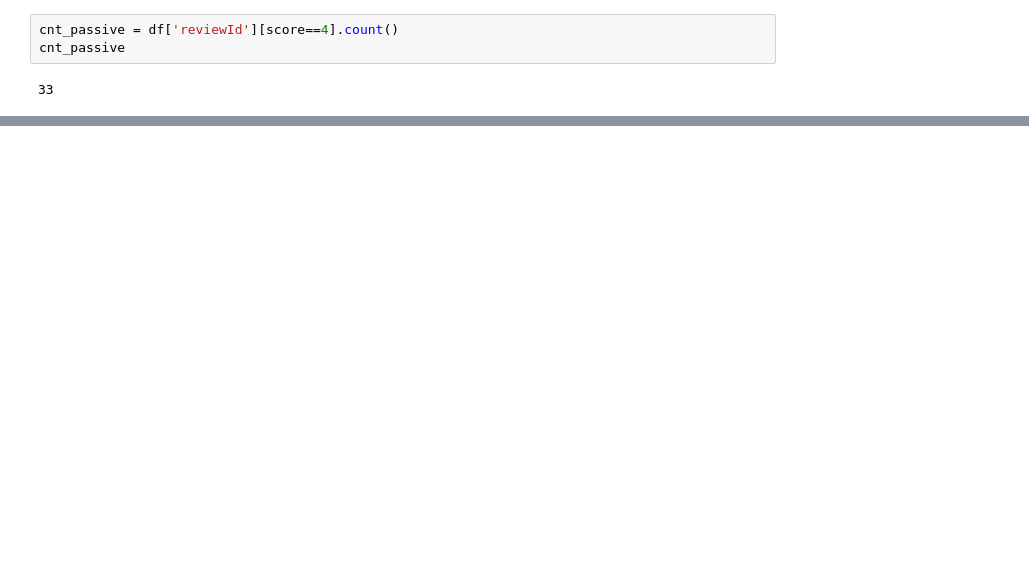
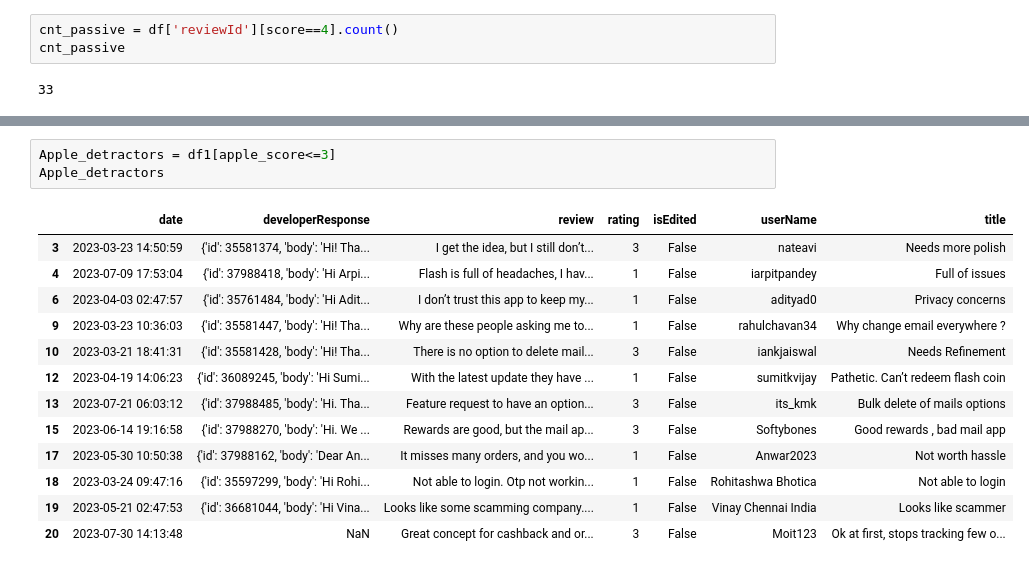
Before and after one commit to gauthamgtg/Flash.co-Play-Store-Review-NPS-Analysis, a Jupyter notebook: Flash.co Play Store Review NPS Analysis.ipynb, the cells around one changed output, grey strips where cells are left out. Cells and saved outputs as stored; diff of their text form; blank space fills up the shorter version.

```diff
--- a/Flash.co Play Store Review NPS Analysis.ipynb
+++ b/Flash.co Play Store Review NPS Analysis.ipynb
@@ -187,0 +277,17 @@ NPS
+# %%
+Apple_detractors = df1[apple_score<=3]
+Apple_detractors
+# %% [output]
+|  | date | developerResponse | review | rating | isEdited | userName | title |
+| 3 | 2023-03-23 14:50:59 | {'id': 35581374, 'body': 'Hi! Tha... | I get the idea, but I still don’t... | 3 | False | nateavi | Needs more polish |
+| 4 | 2023-07-09 17:53:04 | {'id': 37988418, 'body': 'Hi Arpi... | Flash is full of headaches, I hav... | 1 | False | iarpitpandey | Full of issues |
+| 6 | 2023-04-03 02:47:57 | {'id': 35761484, 'body': 'Hi Adit... | I don’t trust this app to keep my... | 1 | False | adityad0 | Privacy concerns |
+| 9 | 2023-03-23 10:36:03 | {'id': 35581447, 'body': 'Hi! Tha... | Why are these people asking me to... | 1 | False | rahulchavan34 | Why change email everywhere ? |
+| 10 | 2023-03-21 18:41:31 | {'id': 35581428, 'body': 'Hi! Tha... | There is no option to delete mail... | 3 | False | iankjaiswal | Needs Refinement |
+| 12 | 2023-04-19 14:06:23 | {'id': 36089245, 'body': 'Hi Sumi... | With the latest update they have ... | 1 | False | sumitkvijay | Pathetic. Can’t redeem flash coin |
+| 13 | 2023-07-21 06:03:12 | {'id': 37988485, 'body': 'Hi. Tha... | Feature request to have an option... | 3 | False | its_kmk | Bulk delete of mails options |
+| 15 | 2023-06-14 19:16:58 | {'id': 37988270, 'body': 'Hi. We ... | Rewards are good, but the mail ap... | 3 | False | Softybones | Good rewards , bad mail app |
+| 17 | 2023-05-30 10:50:38 | {'id': 37988162, 'body': 'Dear An... | It misses many orders, and you wo... | 1 | False | Anwar2023 | Not worth hassle |
+| 18 | 2023-03-24 09:47:16 | {'id': 35597299, 'body': 'Hi Rohi... | Not able to login. Otp not workin... | 1 | False | Rohitashwa Bhotica | Not able to login |
+| 19 | 2023-05-21 02:47:53 | {'id': 36681044, 'body': 'Hi Vina... | Looks like some scamming company.... | 1 | False | Vinay Chennai India | Looks like scammer |
+| 20 | 2023-07-30 14:13:48 | NaN | Great concept for cashback and or... | 3 | False | Moit123 | Ok at first, stops tracking few o... |
```
Also changed, not shown: parts of 30 cells of this notebook.
